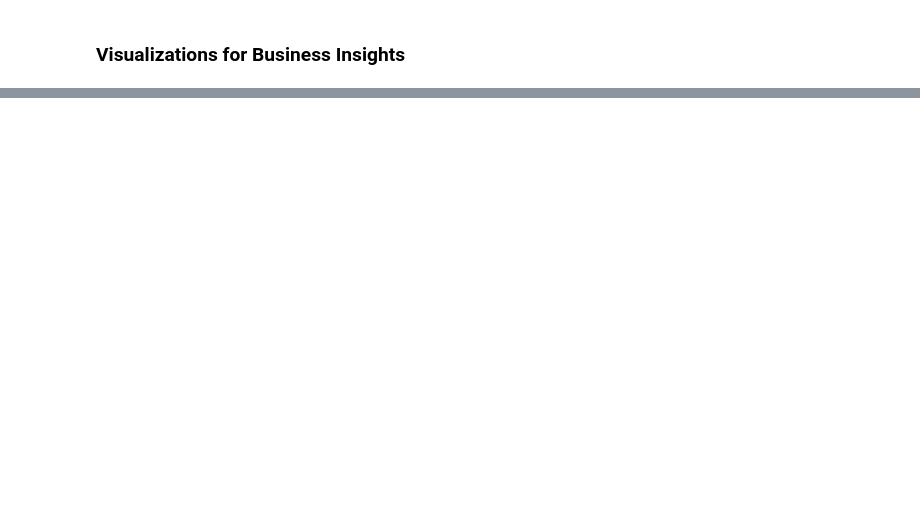
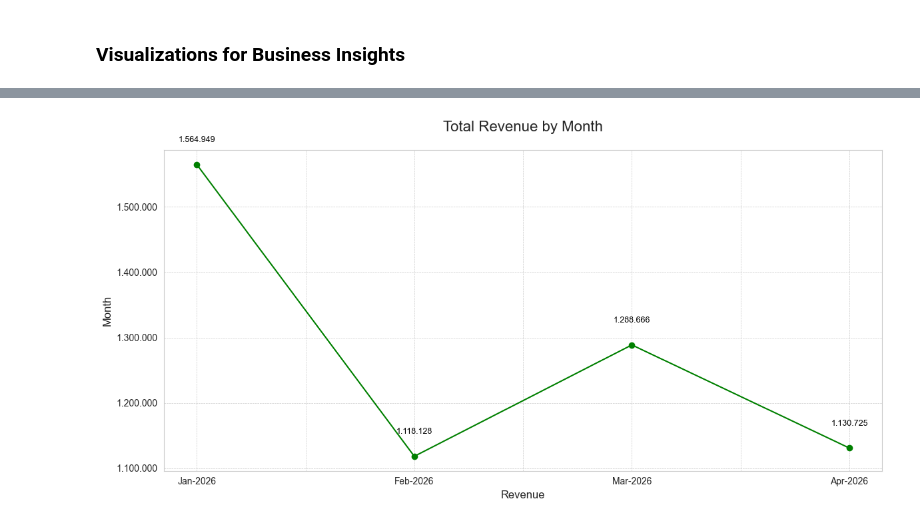
Before and after one commit to msevero-manager/ms_public_pro_pyt_vendas_ecommerce, a Jupyter notebook: project_ecommerce_sales.ipynb, the cells around one changed output, grey strips where cells are left out. Cells and saved outputs as stored; diff of their text form; code cells hidden in the pictures; blank space fills up the shorter version.

```diff
--- a/project_ecommerce_sales.ipynb
+++ b/project_ecommerce_sales.ipynb
@@ -262,0 +294,6 @@ fig, ax = create_chart(top_10_products_by_quantity, 'Top 10 Best-Selling Product
+# %%
+total_revenu_by_month = total_revenu_by_month.iloc[pd.to_datetime(total_revenu_by_month.index, format='%b-%Y').argsort()]
+# %%
+fig, sx = create_chart(total_revenu_by_month, 'Total Revenue by Month', 'Revenue', 'Month', 'line')
+# %% [output]
+[figure, added]
```
Also changed, not shown: parts of 10 cells of this notebook.
